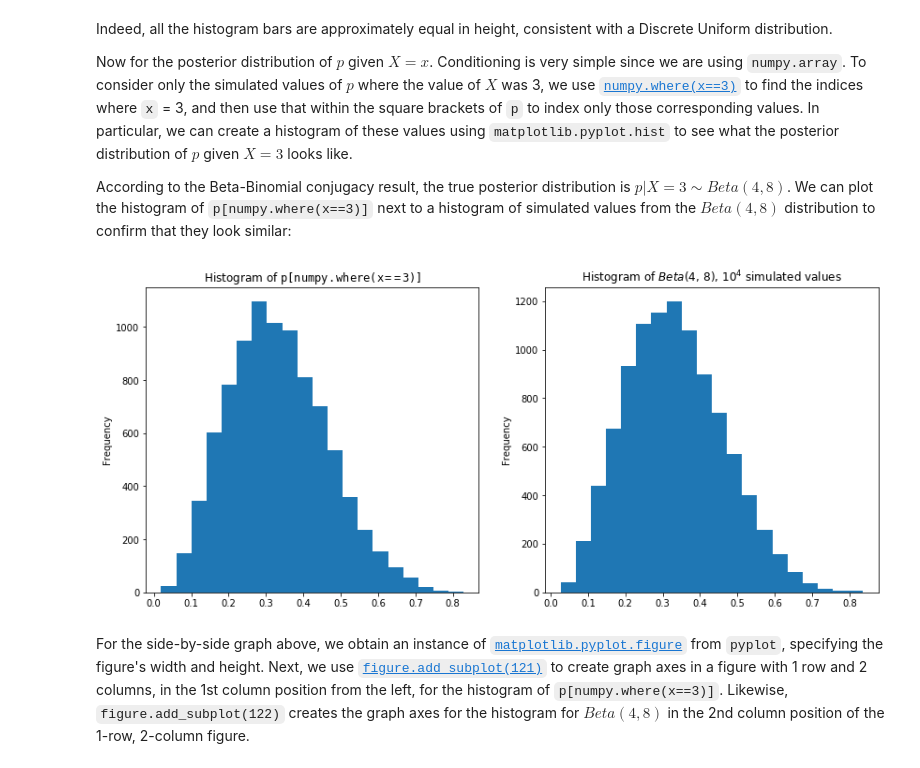
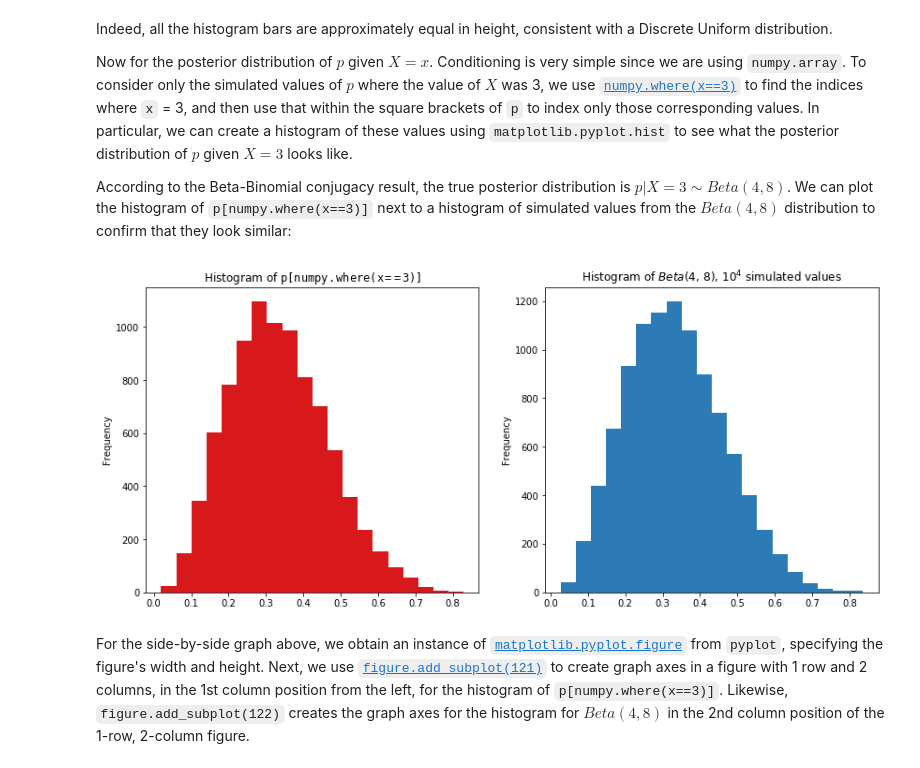
Before and after one commit to buruzaemon/IntroductionToProbabilityPy, a Jupyter notebook: Ch8.ipynb, the cells around one changed output. Drawn from its saved outputs; the diff is of its cells as text; code cells hidden in the pictures.

Commit message:
fine-tuning graphs in Ch 7 and 8

```diff
--- a/Ch8.ipynb
+++ b/Ch8.ipynb
@@ -124,25 +124,25 @@ According to the Beta-Binomial conjugacy result, the true posterior distribution
 # %%
 np.random.seed(111)
 
 fig = plt.figure(figsize=(14, 6))
 
 p_given_x_3 = p[np.where(x==3)]
 
 ax1 = fig.add_subplot(121)
-ax1.hist(p_given_x_3, bins=20)
+ax1.hist(p_given_x_3, bins=20, color='#d7191c')
 ax1.set_title(r'Histogram of $\tt{p[numpy.where(x==3)]}$')
 ax1.set_ylabel('Frequency')
 
 brv = beta.rvs(4.0, 8.0, size=10**4)
 
 ax2 = fig.add_subplot(122)
-ax2.hist(brv, bins=20)
+ax2.hist(brv, bins=20, color='#2c7bb6')
 ax2.set_title(r'Histogram of $Beta(4, \, 8)$, $10^4$ simulated values')
 ax2.set_ylabel('Frequency')
 
 plt.show()
 # %% [output]
-[figure, old version]
+[figure, new version]
 # %% [markdown]
 For the side-by-side graph above, we obtain an instance of [`matplotlib.pyplot.figure`](https://matplotlib.org/api/_as_gen/matplotlib.pyplot.figure.html) from `pyplot`, specifying the figure's width and height. Next, we use [`figure.add_subplot(121)`](https://matplotlib.org/api/_as_gen/matplotlib.pyplot.subplot.html) to create graph axes in a figure with 1 row and 2 columns, in the 1st column position from the left, for the histogram of `p[numpy.where(x==3)]`. Likewise, `figure.add_subplot(122)` creates the graph axes for the histogram for $Beta(4, 8)$ in the 2nd column position of the 1-row, 2-column figure.
 # %% [markdown]
```
Also changed, not shown: 1 other file.
